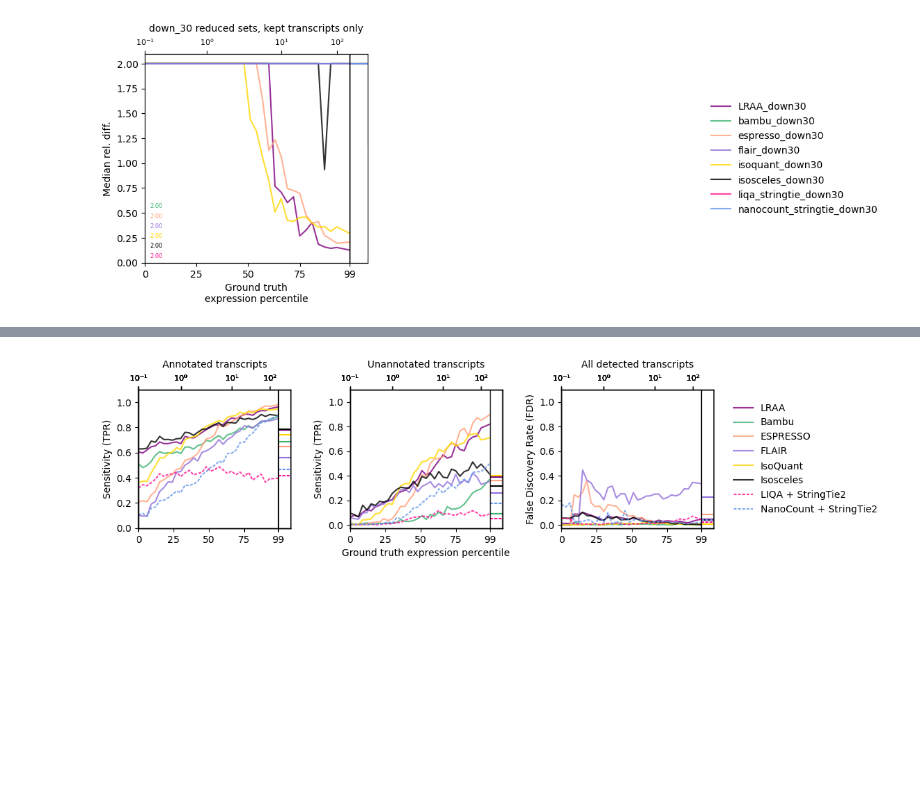
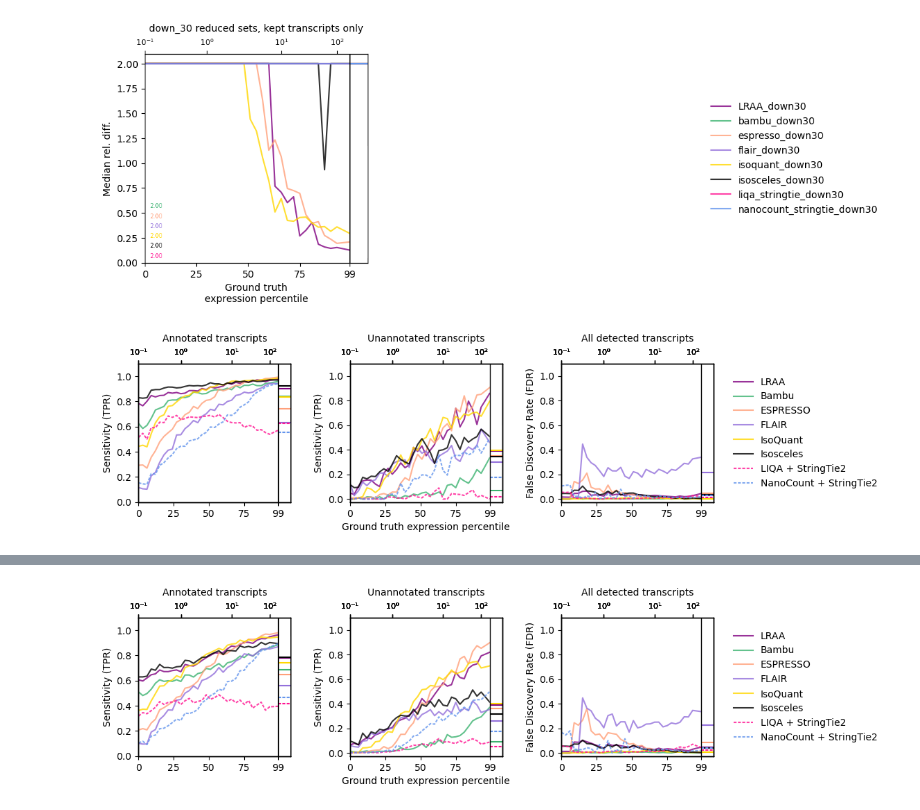
Before and after one commit to MethodsDev/Isosceles_Paper-Ext, a Jupyter notebook: reports/simulated_bulk_benchmarks-BJH-usePyLib-adj.ipynb, the cells around one changed output, grey strips where cells are left out. Cells and saved outputs as stored; diff of their text form; code cells hidden in the pictures; blank space fills up the shorter version.

```diff
--- a/reports/simulated_bulk_benchmarks-BJH-usePyLib-adj.ipynb
+++ b/reports/simulated_bulk_benchmarks-BJH-usePyLib-adj.ipynb
@@ -552,3 +552,7 @@ rel_diff_vs_expr_percentile_plot(i_ref_df, down_30_dict, 33, 'median', 'down_30
                                 intron_ids_use = down_30_kept_intron_ids)
 # %% [output]
 [figure]
+# %%
+IsoformIdentificationSensitivityPlot(i_ref_df, down_10_dict, 33, 'median', 'ladeda', down_10_kept_intron_ids)
+# %% [output]
+[figure, added]
```
Also changed, not shown: parts of 26 cells of this notebook, 1 other file.
